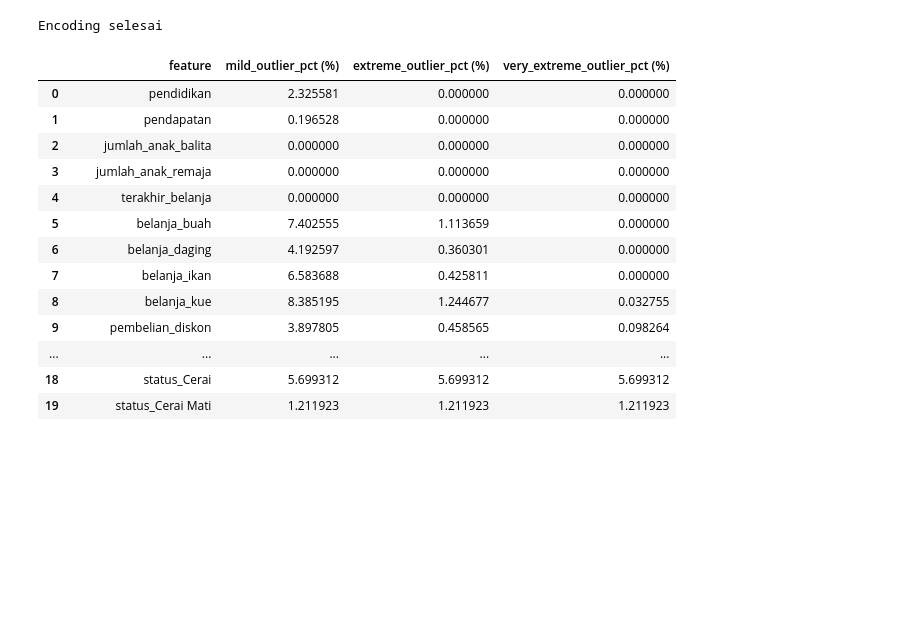
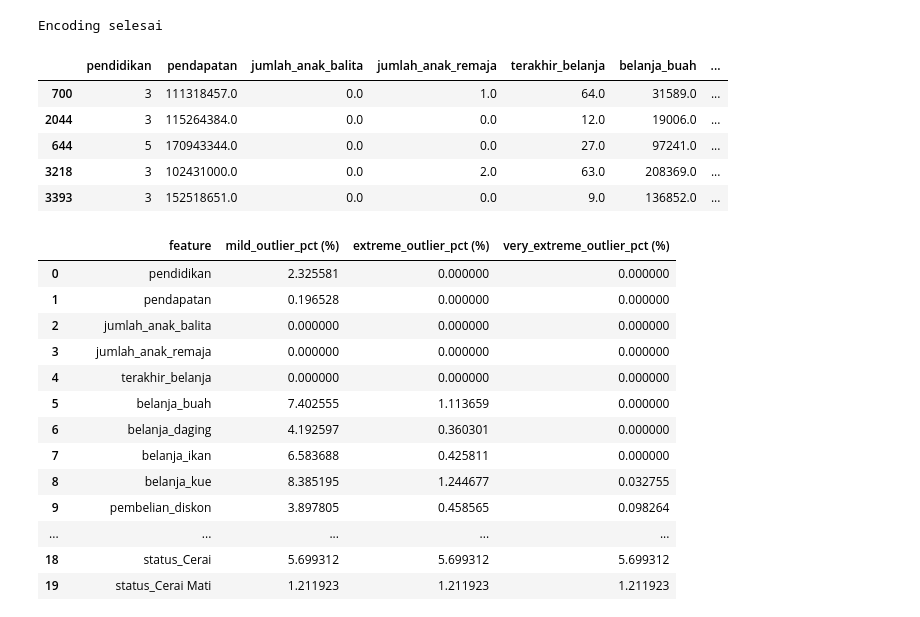
Before and after one commit to ratuanfajar/Tugas-Besar-Machine-Learning, a Jupyter notebook: notebook/skenario2-DS-2.ipynb, the cells around one changed output. Drawn from its saved outputs; the diff is of its cells as text; code cells hidden in the pictures; blank space fills up the shorter version.

```diff
--- a/notebook/skenario2-DS-2.ipynb
+++ b/notebook/skenario2-DS-2.ipynb
@@ -208,6 +216,15 @@ X_val_enc = X_val_enc.reindex(columns=X_train_enc.columns, fill_value=0)
 print("Encoding selesai")
 # %% [output]
 Encoding selesai
+# %%
+X_train_enc.head()
+# %% [output]
+|  | pendidikan | pendapatan | jumlah_anak_balita | jumlah_anak_remaja | terakhir_belanja | belanja_buah | ... |
+| 700 | 3 | 111318457.0 | 0.0 | 1.0 | 64.0 | 31589.0 | ... |
+| 2044 | 3 | 115264384.0 | 0.0 | 0.0 | 12.0 | 19006.0 | ... |
+| 644 | 5 | 170943344.0 | 0.0 | 0.0 | 27.0 | 97241.0 | ... |
+| 3218 | 3 | 102431000.0 | 0.0 | 2.0 | 63.0 | 208369.0 | ... |
+| 3393 | 3 | 152518651.0 | 0.0 | 0.0 | 9.0 | 136852.0 | ... |
 # %%
 # Handling Outliers
 X_train_out = X_train_enc.copy()
```
Also changed, not shown: parts of 13 cells of this notebook, 5 other files.
